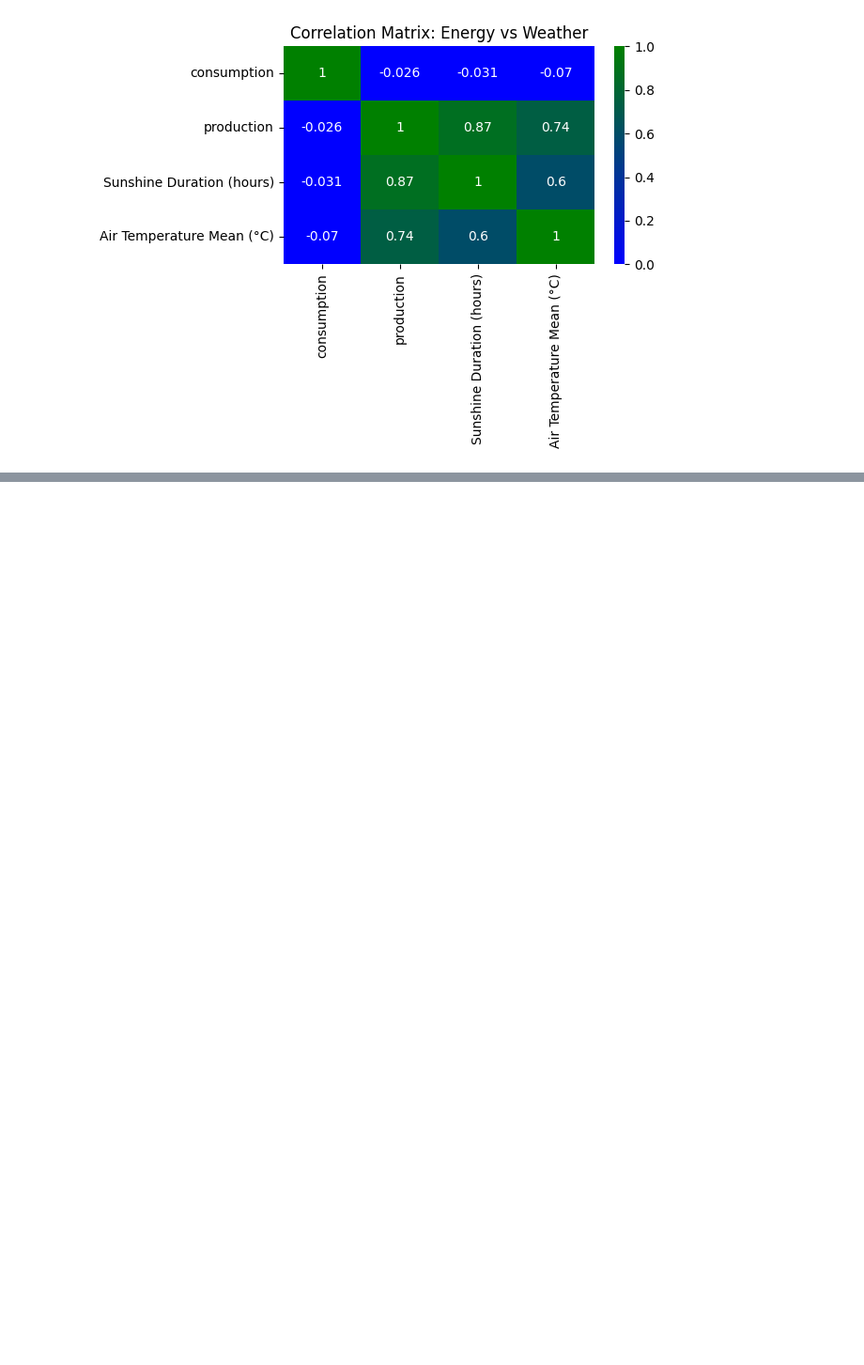
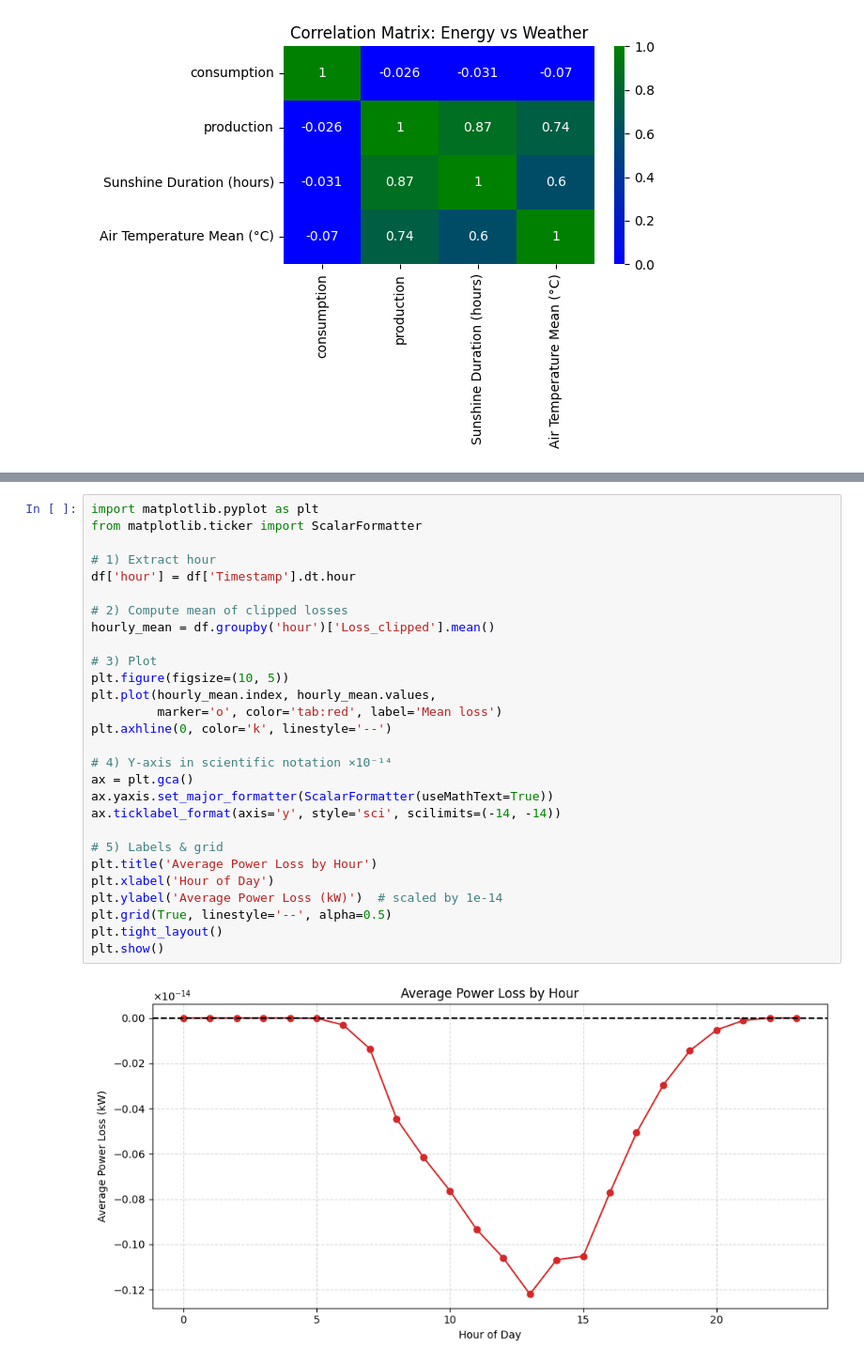
Before and after one commit to abishanaru/PV-Optimisation, a Jupyter notebook: main.ipynb, the cells around one changed output, grey strips where cells are left out. Shown at 94% size. Drawn from its saved outputs; the diff is of its cells as text; blank space fills up the shorter version.

```diff
--- a/main.ipynb
+++ b/main.ipynb
@@ -623,0 +747,30 @@ Index(['Timestamp', 'Generation_kW', 'Grid_Feed-In_kW', 'Grid_Supply_kW',
+# %%
+import matplotlib.pyplot as plt
+from matplotlib.ticker import ScalarFormatter
+
+# 1) Extract hour
+df['hour'] = df['Timestamp'].dt.hour
+
+# 2) Compute mean of clipped losses
+hourly_mean = df.groupby('hour')['Loss_clipped'].mean()
+
+# 3) Plot
+plt.figure(figsize=(10, 5))
+plt.plot(hourly_mean.index, hourly_mean.values,
+         marker='o', color='tab:red', label='Mean loss')
+plt.axhline(0, color='k', linestyle='--')
+
+# 4) Y-axis in scientific notation ×10⁻¹⁴
+ax = plt.gca()
+ax.yaxis.set_major_formatter(ScalarFormatter(useMathText=True))
+ax.ticklabel_format(axis='y', style='sci', scilimits=(-14, -14))
+
+# 5) Labels & grid
+plt.title('Average Power Loss by Hour')
+plt.xlabel('Hour of Day')
+plt.ylabel('Average Power Loss (kW)')  # scaled by 1e-14
+plt.grid(True, linestyle='--', alpha=0.5)
+plt.tight_layout()
+plt.show()
+# %% [output]
+[figure, added]
```
Also changed, not shown: parts of 5 cells of this notebook.
